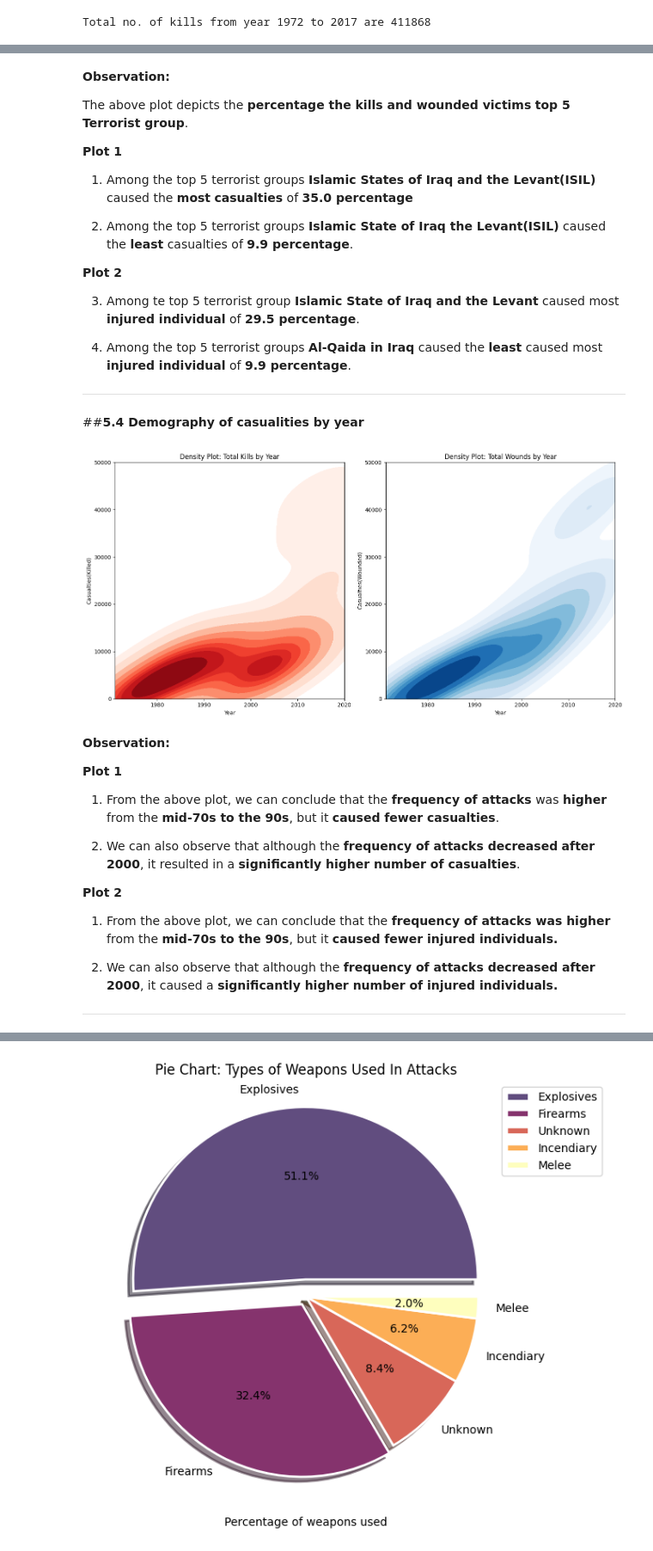
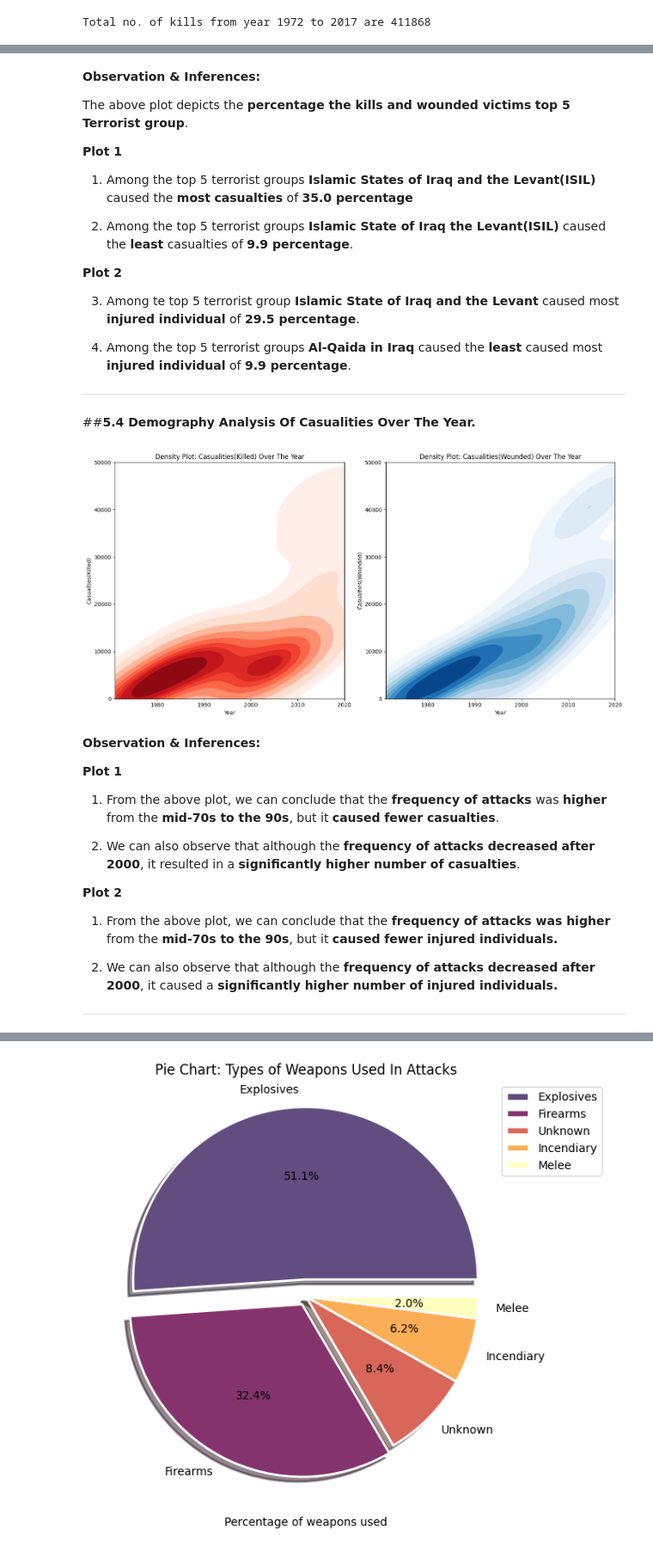
Before and after one commit to dacenish/EDA-Global-terrorism, a Jupyter notebook: Capstone_Project_Global_terrorism_EDA_by_Danish_Zia.ipynb, the cells around one changed output, grey strips where cells are left out. Shown at 86% size. Drawn from its saved outputs; the diff is of its cells as text; code cells hidden in the pictures.

```diff
--- a/Capstone_Project_Global_terrorism_EDA_by_Danish_Zia.ipynb
+++ b/Capstone_Project_Global_terrorism_EDA_by_Danish_Zia.ipynb
@@ -505,5 +509,5 @@ plt.show()
 # %% [markdown]
-**Observation:**
+**Observation & Inferences:**
 
 The above plot depicts the **percentage the kills and wounded victims** **top 5 Terrorist group**.
 
@@ -521,43 +525,43 @@ The above plot depicts the **percentage the kills and wounded victims** **top 5
 
 
 ---
-# %% [markdown]
-##**5.4 Demography of casualities by year**
+# %% [markdown]
+##**5.4 Demography Analysis Of Casualities Over The Year.**
 # %%
 import matplotlib.pyplot as plt
 import seaborn as sns
 
 # Prepare DF
 year_kills = gt_df.groupby('Year')['Kills'].sum()
 year_kills = year_kills.drop('Unknown', errors='ignore')
 
 year_wound = gt_df.groupby('Year')['Wounds'].sum()
 year_wound = year_wound.drop('Unknown', errors='ignore')
 
 # Set up the figure with two subplots
 fig, (ax1, ax2) = plt.subplots(1, 2, figsize=(14, 7))
 
 # Plot the KDE plot for year_kills
 sns.kdeplot(data=year_kills, x=year_kills.index, y=year_kills.values, fill=True, cmap='Reds', ax=ax1)
-ax1.set(xlabel='Year', ylabel='Casualties(Killed)', title='Density Plot: Total Kills by Year')
+ax1.set(xlabel='Year', ylabel='Casualties(Killed)', title='Density Plot: Casualities(Killed) Over The Year')
 ax1.set_xlim(1971, 2020)
 ax1.set_ylim(0, 50000)
 
 # Plot the KDE plot for year_wound
 sns.kdeplot(data=year_wound, x=year_wound.index, y=year_wound.values, fill=True, cmap='Blues', ax=ax2)
-ax2.set(xlabel='Year', ylabel='Casualties(Wounded)', title='Density Plot: Total Wounds by Year')
+ax2.set(xlabel='Year', ylabel='Casualties(Wounded)', title='Density Plot: Casualities(Wounded) Over The Year')
 ax2.set_xlim(1971, 2020)
 ax2.set_ylim(0, 50000)
 
 # Adjust spacing between subplots
 plt.tight_layout()
 
 # Show the plot
 plt.show()
 # %% [output]
-[figure, old version]
+[figure, new version]
 # %% [markdown]
-**Observation:**
+**Observation & Inferences:**
 
 
 **Plot 1**
```
Also changed, not shown: parts of 28 cells of this notebook.
